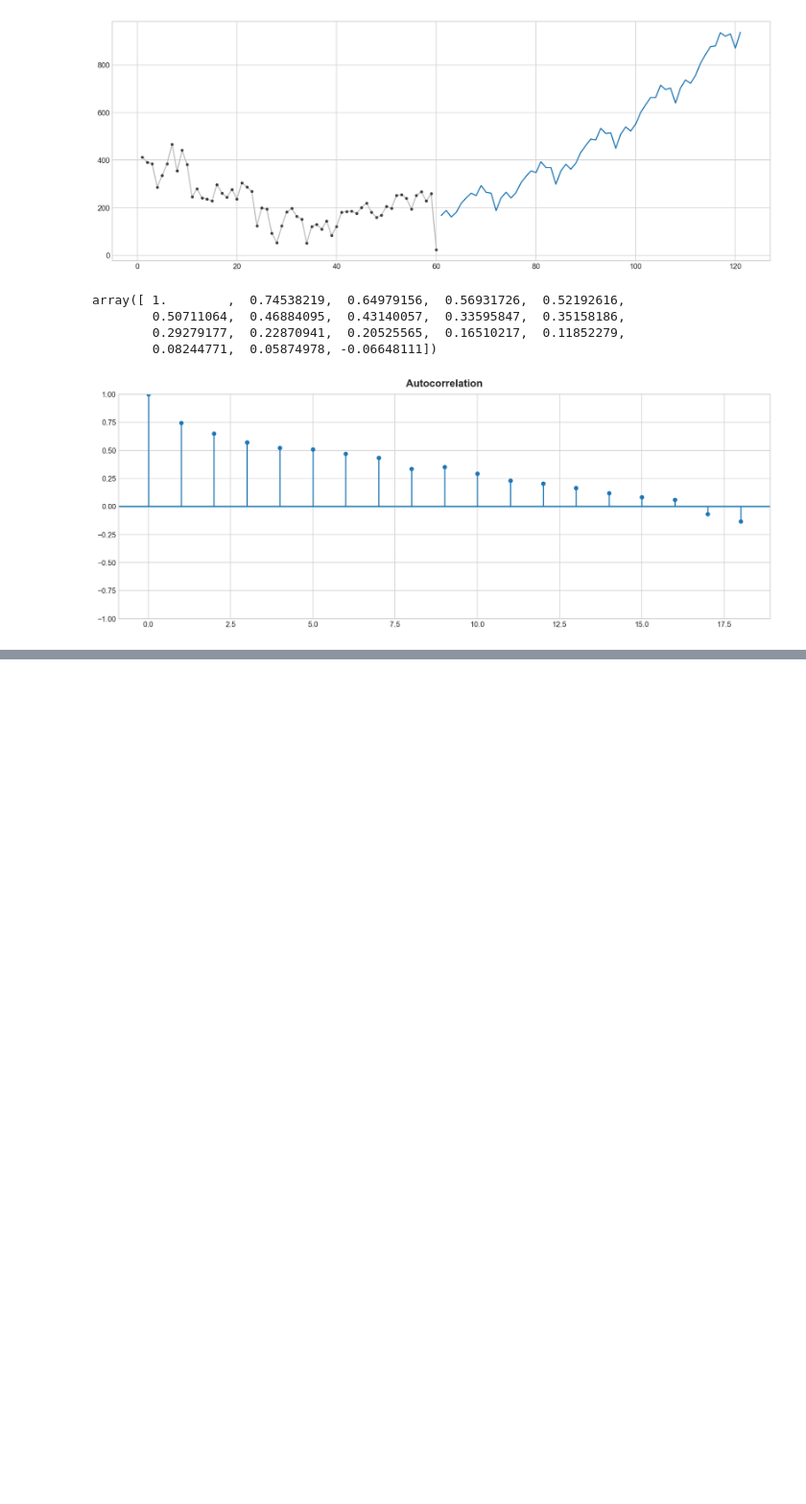
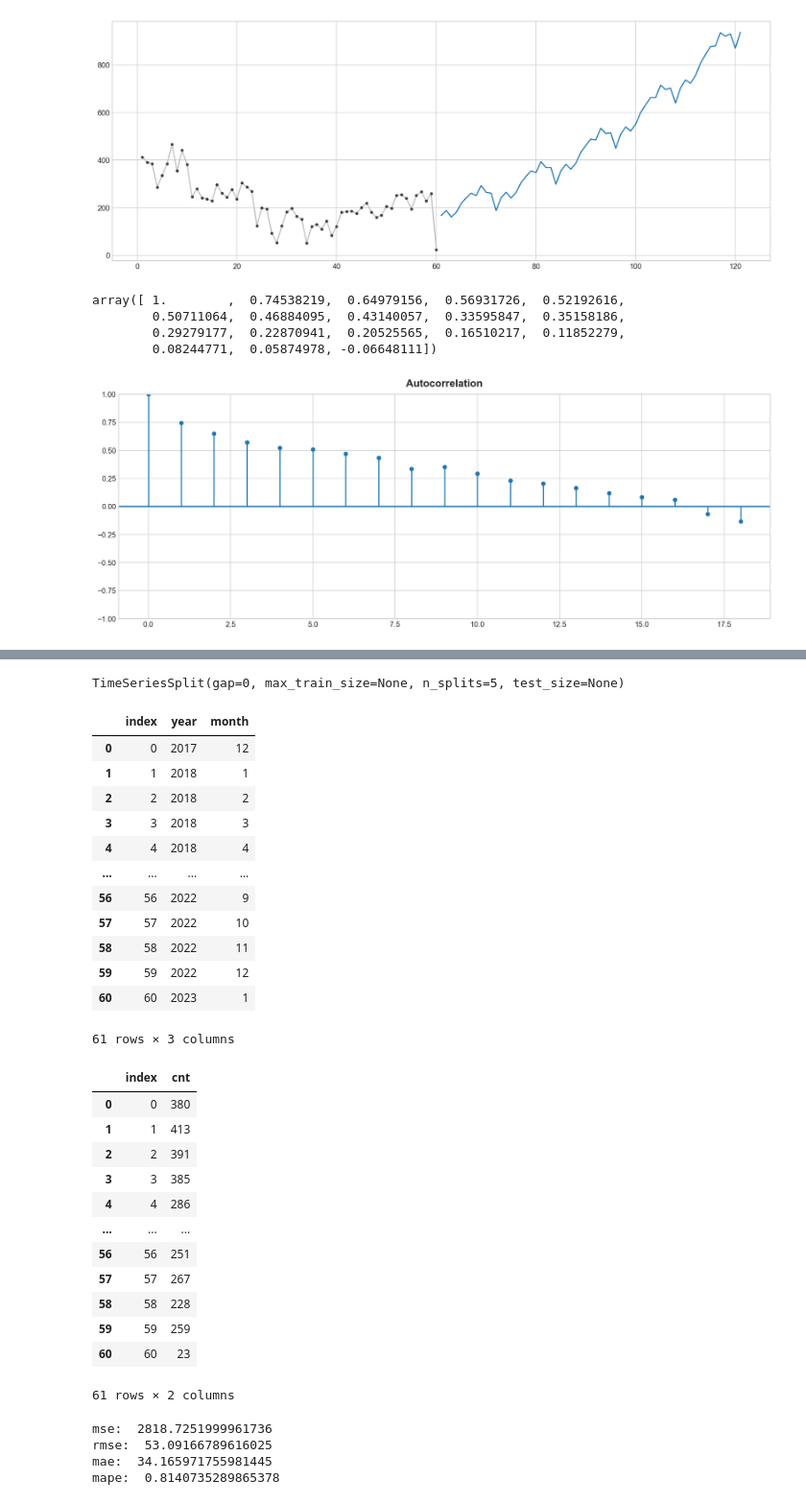
Before and after one commit to Flockyy/time-series, a Jupyter notebook: lr.ipynb, the cells around one changed output, grey strips where cells are left out. Shown at 96% size. Saved outputs shown, nothing was run; the diff lists cells and outputs as text; code cells hidden in the pictures; blank space fills up the shorter version.

```diff
--- a/lr.ipynb
+++ b/lr.ipynb
@@ -326,0 +399,70 @@ pm.plot_acf(dfmonth[['cnt']])
+# %%
+tss = TimeSeriesSplit(n_splits=5, test_size=None)
+tss
+# %% [output]
+TimeSeriesSplit(gap=0, max_train_size=None, n_splits=5, test_size=None)
+# %%
+display(dfmonth.loc[:, ['year', 'month']].reset_index(),
+dfmonth[['cnt']].reset_index())
+# %% [output]
+|  | index | year | month |
+| 0 | 0 | 2017 | 12 |
+| 1 | 1 | 2018 | 1 |
+| 2 | 2 | 2018 | 2 |
+| 3 | 3 | 2018 | 3 |
+| 4 | 4 | 2018 | 4 |
+| ... | ... | ... | ... |
+| 56 | 56 | 2022 | 9 |
+| 57 | 57 | 2022 | 10 |
+| 58 | 58 | 2022 | 11 |
+| 59 | 59 | 2022 | 12 |
+| 60 | 60 | 2023 | 1 |
+61 rows × 3 columns
+|  | index | cnt |
+| 0 | 0 | 380 |
+| 1 | 1 | 413 |
+| 2 | 2 | 391 |
+| 3 | 3 | 385 |
+| 4 | 4 | 286 |
+| ... | ... | ... |
+| 56 | 56 | 251 |
+| 57 | 57 | 267 |
+| 58 | 58 | 228 |
+| 59 | 59 | 259 |
+| 60 | 60 | 23 |
+61 rows × 2 columns
+# %%
+# First, let's split the time series into training and testing sets using TimeSeriesSplit
+from sklearn.model_selection import TimeSeriesSplit
+
+X = dfmonth[['year', 'month']]
+y = dfmonth['cnt']
+
+tscv = TimeSeriesSplit(n_splits=6)
+
+for train_index, test_index in tscv.split(X):
+    X_train, X_test = X.iloc[train_index], X.iloc[test_index]
+    y_train, y_test = y.iloc[train_index], y.iloc[test_index]
+
+# Next, let's import and initialize the XGBoost model
+import xgboost as xgb
+
+model = xgb.XGBRegressor()
+
+# Now, let's fit the model to the training data
+model.fit(X_train, y_train)
+
+# And finally, let's make predictions on the test set and evaluate the model
+y_pred = model.predict(X_test)
+
+from sklearn.metrics import mean_squared_error, mean_absolute_error, mean_absolute_percentage_error
+
+print('mse: ', mean_squared_error(y_test, y_pred))
+print('rmse: ', mean_squared_error(y_test, y_pred, squared=False))
+print('mae: ', mean_absolute_error(y_test, y_pred))
+print('mape: ', mean_absolute_percentage_error(y_test, y_pred))
+# %% [output]
+mse:  2818.7251999961736
+rmse:  53.09166789616025
+mae:  34.165971755981445
+mape:  0.8140735289865378
```
Also changed, not shown: parts of 5 cells of this notebook.
